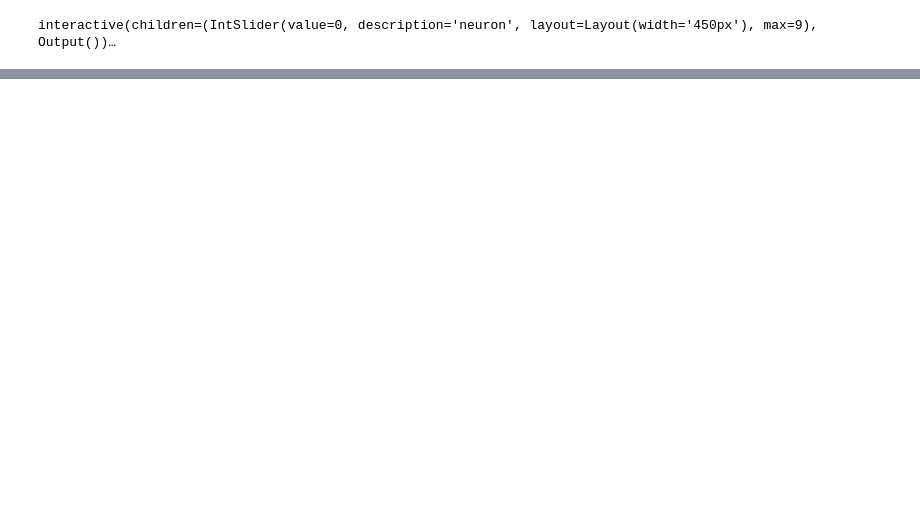
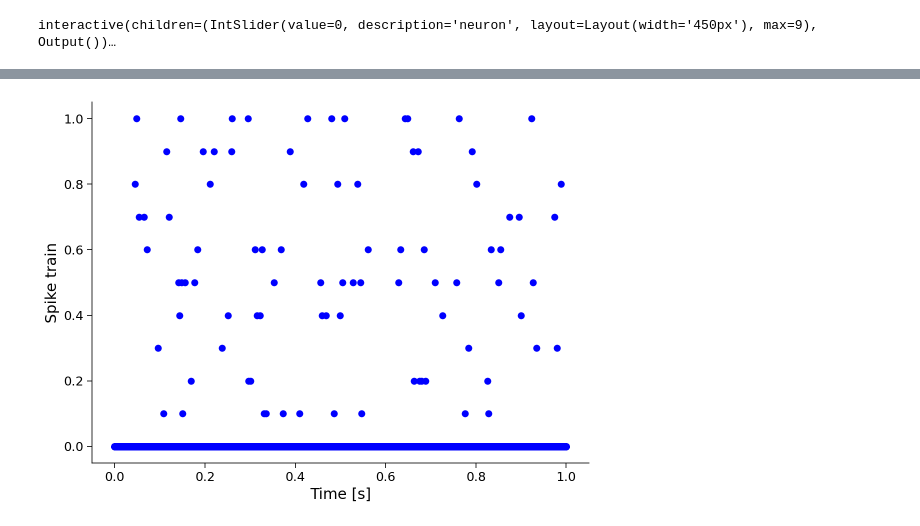
Before and after one commit to fblondiaux/LGBIO2072-2020, a Jupyter notebook: LGBIO2072_TP2.ipynb, the cells around one changed output, grey strips where cells are left out. Saved outputs shown, nothing was run; the diff lists cells and outputs as text; code cells hidden in the pictures; blank space fills up the shorter version.

```diff
--- a/LGBIO2072_TP2.ipynb
+++ b/LGBIO2072_TP2.ipynb
@@ -439,2 +473,36 @@ interactive(children=(IntSlider(value=0, description='neuron', layout=Layout(wid
+# %%
+def Poisson_generator(time_range,n,rate):
+    """
+    Poisson generator generates n Poisson like spike trains
+
+    Inputs :
+    -time_range is the time vector on which we are evolved
+    -n is the number of spike trains to generate
+    -rate is the rate of the poisson process
+
+    Outputs:
+    -poisson_trains are the generated poisson spike trains
+    """
+
+    dt = time_range[1]-time_range[0]
+    L = len(time_range)
+
+    u_rand = np.random.rand(n,L)
+    poisson_train = 1.*(u_rand < rate * dt)
+    return poisson_train
+
+#Run the lines below to test your code
+
+time_range = np.linspace(0,1,1000)
+n = 10
+rate = 10
+poisson_rate = Poisson_generator(time_range,n,rate)
+fig, ax=plt.subplots()
+ax.set_xlabel("Time [s]")
+ax.set_ylabel("Spike train")
+for ii in range(poisson_rate.shape[0]):
+    ax=plt.scatter(time_range,(ii+1)/10 * poisson_rate[ii,:],c='blue')
+# %% [output]
+[figure, added]
 # %% [markdown]
 ---
```
Also changed, not shown: parts of 21 cells of this notebook.
